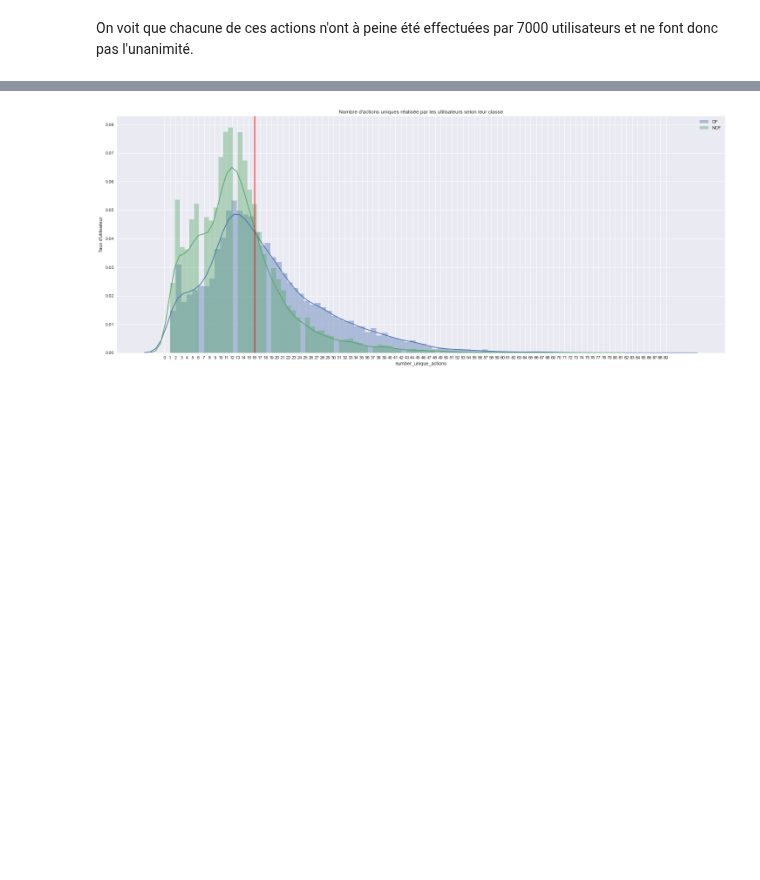
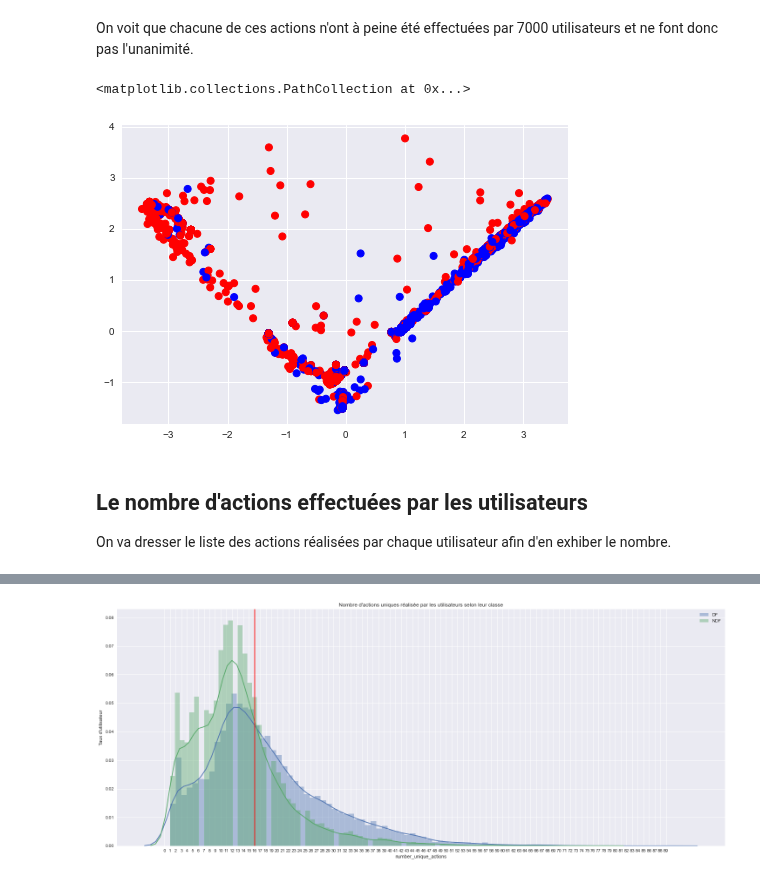
Before and after one commit to vesran/BookerGuess, a Jupyter notebook: _3_analyse_des_sessions.ipynb, the cells around one changed output, grey strips where cells are left out. Saved outputs shown, nothing was run; the diff lists cells and outputs as text; code cells hidden in the pictures; blank space fills up the shorter version.

```diff
--- a/_3_analyse_des_sessions.ipynb
+++ b/_3_analyse_des_sessions.ipynb
@@ -170,6 +170,41 @@ _ = ax.set_title("Nombre d'utilisateurs ayant réalisé l'action", fontsize=15)
 [figure]
 # %% [markdown]
 On voit que chacune de ces actions n'ont à peine été effectuées par 7000 utilisateurs et ne font donc pas l'unanimité.
+# %%
+# Encode actions
+one_hot_encoded_actions = pd.get_dummies(sessions[['user_id', 'action_name']], columns=['action_name'])
+
+# Generate functions for aggretation
+columns = one_hot_encoded_actions.columns.values.tolist()
+columns.remove('user_id')
+agg_funcs = {col_name: sum for col_name in columns}
+
+# Aggretate actions by users
+actions_matrix = one_hot_encoded_actions.groupby('user_id').agg(agg_funcs)
+actions_matrix.head()
+
+# Selecting the most relevent columns
+cols = ['action_name_' + name for name in names_stats.set_index('action_name').index.values]
+actions_matrix[cols]
+m = actions_matrix[cols].div(actions_matrix[cols].std(axis=1), axis=0).fillna(0)
+
+# PCA fit transform
+from sklearn.decomposition import PCA
+n = 5000
+pca = PCA(n_components=2).fit(m)
+data = pca.transform(m.iloc[:n])
+
+# Plot with colors
+tmp_users = users.set_index('id')
+colors = np.array([[1, 0, 0, 1] if tmp_users.loc[user_id, 'found_destination'] == 'DF' else [0, 0 ,1, 1] for user_id in actions_matrix.index])
+plt.scatter(data[:,0], data[:,1], color=colors[:n], linewidth=1)
+# %% [output]
+<matplotlib.collections.PathCollection at 0x...>
+[figure, added]
+# %% [markdown]
+## Le nombre d'actions effectuées par les utilisateurs
+
+On va dresser le liste des actions réalisées par chaque utilisateur afin d'en exhiber le nombre.
 # %%
 # For each user, make a list of his actions in a DataFrame
 action_names = sessions.groupby(['user_id', 'found_destination']).agg({'action_name': pd.Series.tolist}).reset_index()
```
Also changed, not shown: parts of 1 cell of this notebook.
